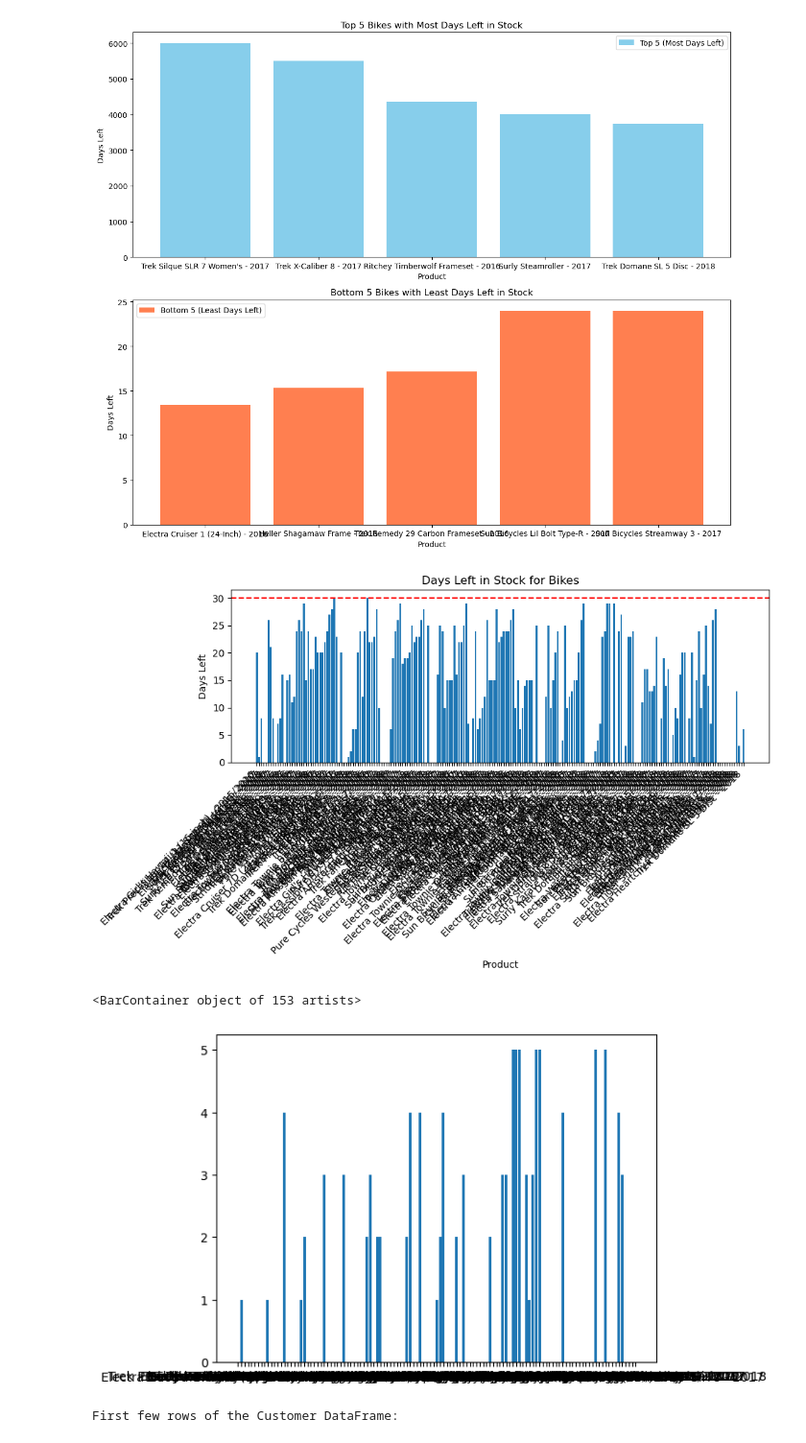
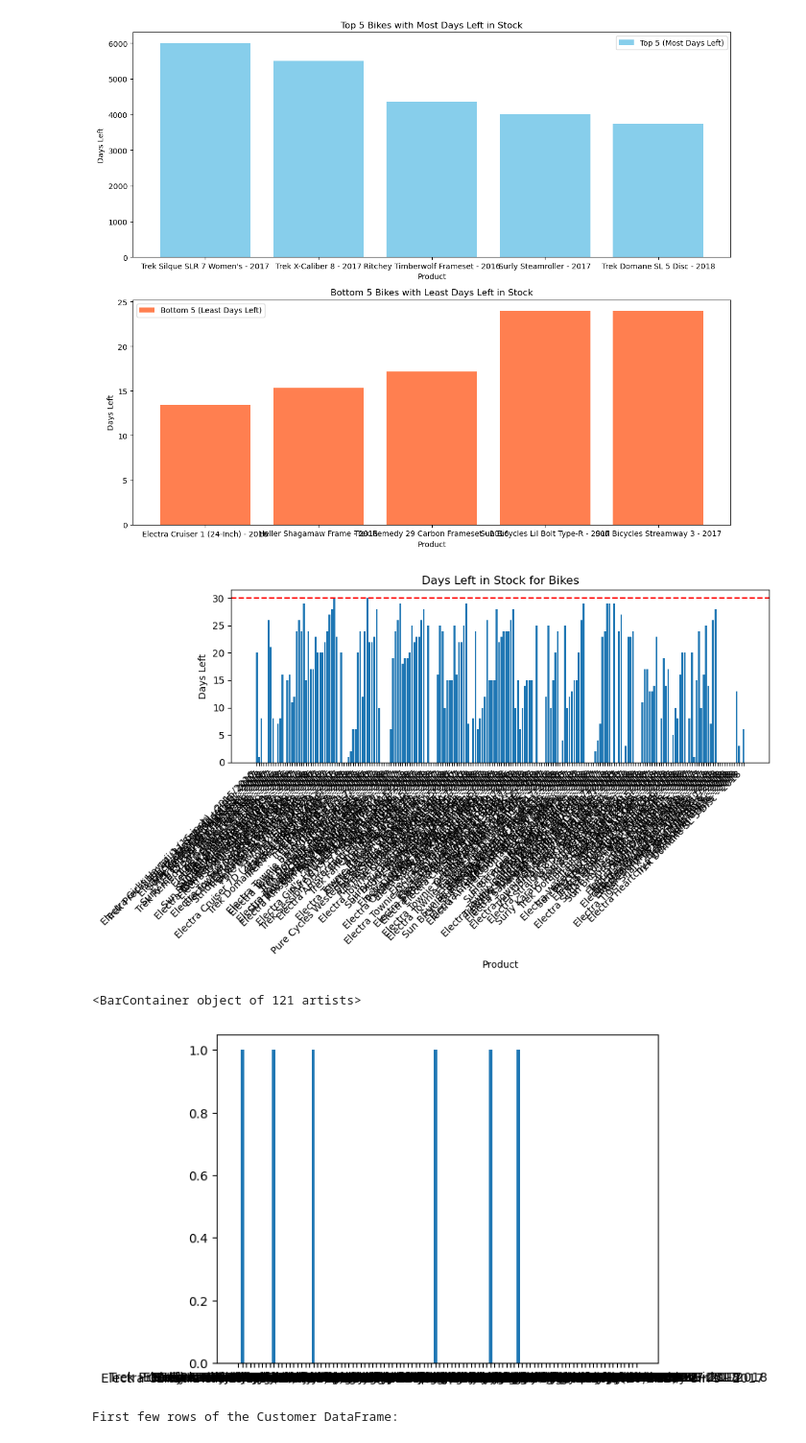
Before and after one commit to Thaddeusleewj/DENG_CA2, a Jupyter notebook: Insights.ipynb, the cells around one changed output. Shown at 96% size. Saved outputs shown, nothing was run; the diff lists cells and outputs as text; code cells hidden in the pictures.

Commit message:
my query 3

```diff
--- a/Insights.ipynb
+++ b/Insights.ipynb
@@ -73,21 +73,21 @@ plt.show()
 # %%
 # Create a bar chart of Days Left for each product
 plt.figure(figsize=(10, 6))
 plt.bar(query3_data["product_name"], query3_data["Days Left til Sold Out"])
 plt.axhline(y=30, color='red', linestyle='--', label='Restock Threshold')
 plt.xlabel("Product")
 plt.ylabel("Days Left")
 plt.title("Days Left in Stock for Bikes")
 plt.xticks(rotation=45, ha="right")  # Rotate x-axis labels for better readability
 plt.tight_layout()
 plt.show()
 
-low_stock_products = query3_data[query3_data["Days Left til Sold Out"] <= 14]  # Adjust threshold as needed
+low_stock_products = query3_data[query3_data["Days Left til Sold Out"] <= 1]  # Adjust threshold as needed
 plt.bar(low_stock_products["product_name"], low_stock_products["Days Left til Sold Out"])
 # %% [output]
 [figure]
-<BarContainer object of 153 artists>
+<BarContainer object of 121 artists>
-[figure, old version]
+[figure, new version]
 # %%
 # Load the data from the CSV files
 customer_df = pd.read_csv('./Datasets/Customer.csv')
```
Also changed, not shown: parts of 3 cells of this notebook, 1 other file.
